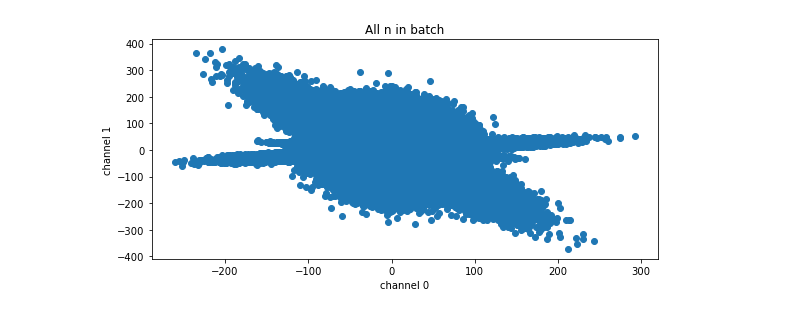
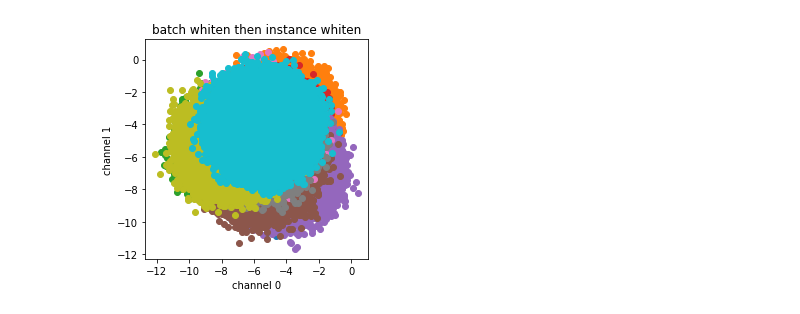
Before and after one commit to lyndond/lyndond.github.io, a Jupyter notebook: code/2021-02-23-batch-instance-whitening.ipynb, the cells around one changed output. Drawn from its saved outputs; the diff is of its cells as text; code cells hidden in the pictures.

Commit message:
whitening post

```diff
--- a/code/2021-02-23-batch-instance-whitening.ipynb
+++ b/code/2021-02-23-batch-instance-whitening.ipynb
@@ -53,0 +136,20 @@ feature_scatter(activations);
+# %%
+def batch_whiten(batch_feature_map):
+    """zca whiten each feature using stats across all images in batch"""
+    y = flatten_batch_and_space(batch_feature_map)
+    y, mu = demean(y)
+    N = y.shape[-1]
+    cov = y @ y.T / (N - 1)
+    u, lambduh, _ = torch.svd(cov)
+    lambduh_inv_sqrt = torch.diag(lambduh**(-.5))
+    zca_whitener = u @ lambduh_inv_sqrt @ u.T
+    z = zca_whitener @ y
+    return unflatten_batch_and_space(mu + z)
+
+batch_whitened = flatten_batch_and_space(batch_whiten(activations))
+_, ax = feature_scatter(batch_whiten(activations), nrows=1, ncols=1)
+ax[0,0].set(title='batch whiten');
+
+demean_batch_whitened, _ = demean(batch_whitened)
+print('Global cov should be close to identity: \n',
+      demean_batch_whitened @ demean_batch_whitened.T / batch_whitened.shape[1])
@@ -53,0 +174,20 @@ feature_scatter(activations);
+# %%
+def instance_whiten(batch_feature_map):
+    """zca whiten each feature map within individual image in batch"""
+    y = flatten_space(batch_feature_map)
+    y, mu = demean(y)
+    N = y.shape[-1]
+    cov = torch.einsum('bcx, bdx -> bcd', y, y) / (N-1)  # compute covs along batch dim
+    u, lambduh, _ = torch.svd(cov)
+    lambduh_inv_sqrt = torch.diag_embed(lambduh**(-.5))
+    zca_whitener = torch.einsum('nab, nbc, ncd -> nad', u, lambduh_inv_sqrt, u.transpose(-2,-1))
+    z = torch.einsum('bac, bcx -> bax', zca_whitener, y)
+    return unflatten_space(mu + z)
+
+_, ax = feature_scatter(instance_whiten(activations), nrows=1, ncols=1)
+ax[0,0].set(title='instance whiten');
+
+instance_whitened = flatten_batch_and_space(instance_whiten(activations))
+demean_instance_whitened, _ = demean(instance_whitened)
+print('Global cov should NOT be identity: \n',
+      demean_instance_whitened @ demean_instance_whitened.T / instance_whitened.shape[-1])
@@ -54,5 +207,5 @@ feature_scatter(activations);
 # %%
-fig, ax = feature_scatter(flatten_batch_and_space(activations).view(1,c,n*h*w,1), nrows=1, ncols=1)
-ax[0,0].set(title=f'All n in batch');
+_, ax = feature_scatter(instance_whiten(batch_whiten(activations)), nrows=1, ncols=1)
+ax[0,0].set(title='batch whiten then instance whiten');
 # %% [output]
-[figure, old version]
+[figure, new version]
```
Also changed, not shown: parts of 20 cells of this notebook, 8 other files.
